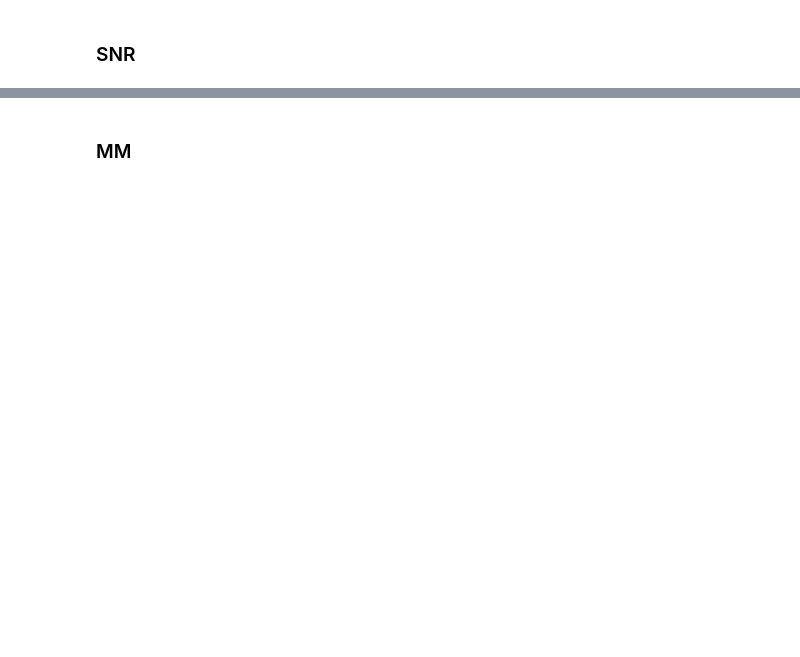
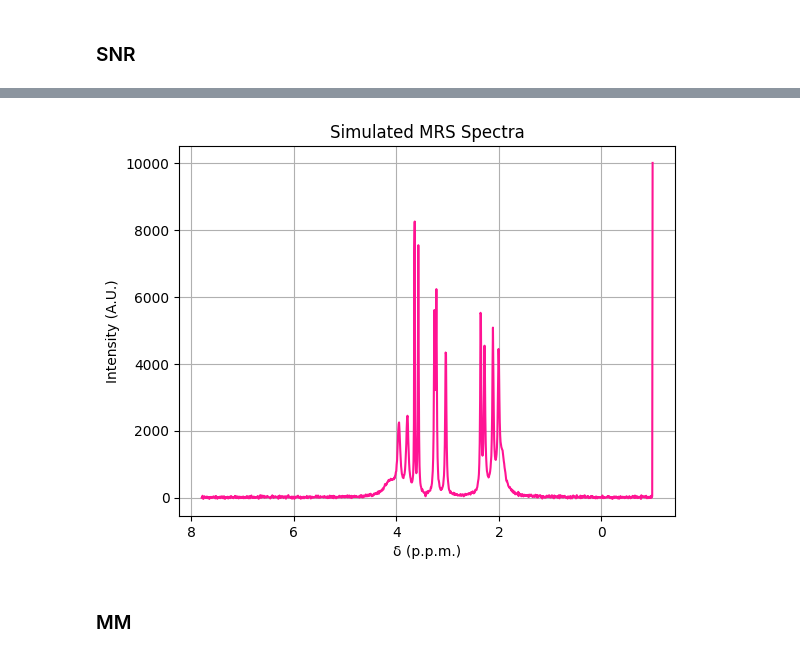
Before and after one commit to JoaoDell/MRI-study, a Jupyter notebook: examples/metabolites/metabolites.ipynb, the cells around one changed output, grey strips where cells are left out. Drawn from its saved outputs; the diff is of its cells as text; code cells hidden in the pictures; blank space fills up the shorter version.

```diff
--- a/examples/metabolites/metabolites.ipynb
+++ b/examples/metabolites/metabolites.ipynb
@@ -181,2 +212,20 @@ plt.grid()
+# %%
+corrup_sig_fft = fftshift(fft(snr, snr.size))
+corrup_freqs = chem_shift_from_f(fftshift(fftfreq(snr.size, d = dt)), B0)
+plot_freqs = corrup_freqs[corrup_freqs.size//2:]
+plot_sig_fft = corrup_sig_fft[corrup_freqs.size//2:]
+
+center = plot_freqs.size//2
+b = plot_freqs.size//2
+b = int(45*100*dt*b)
+# %%
+plt.plot(plot_freqs[:b], plot_sig_fft.real[:b], c = "deeppink")
+plt.title("Simulated MRS Spectra")
+plt.xlabel("δ (p.p.m.)")
+plt.ylabel("Intensity (A.U.)")
+plt.gca().invert_xaxis() #inverts the x axis
+plt.grid()
+# %% [output]
+[figure, added]
 # %% [markdown]
 ### MM
```
Also changed, not shown: parts of 9 cells of this notebook, 1 other file.
